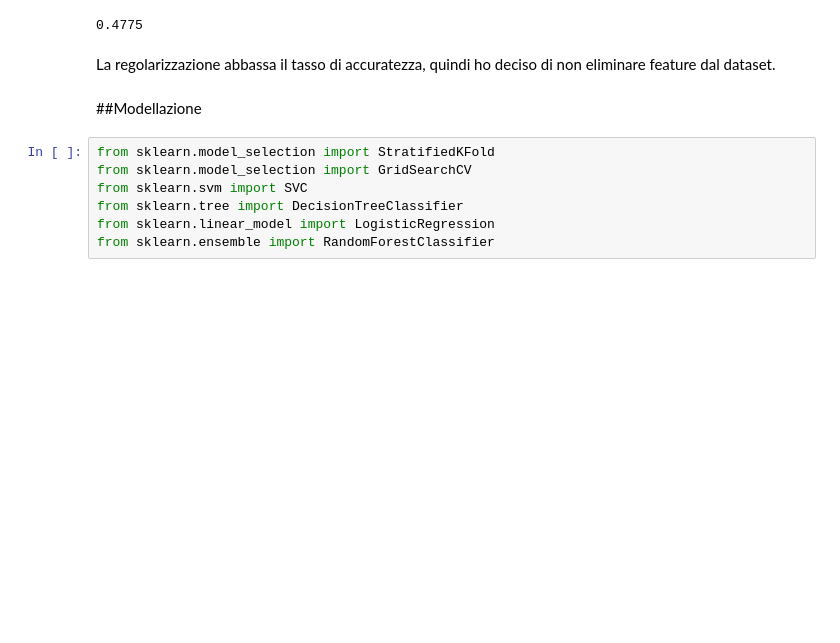
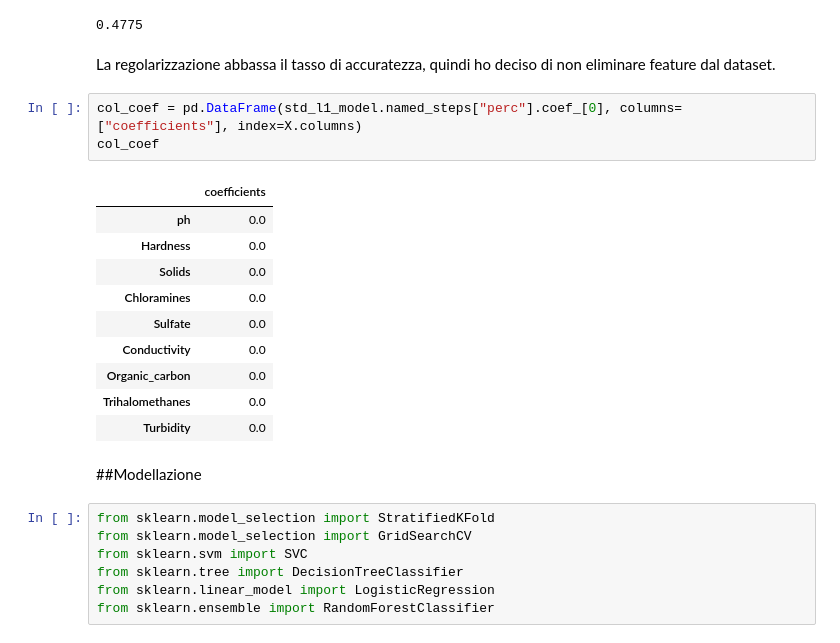
Before and after one commit to aleshark87/data-intensive-project, a Jupyter notebook: Progetto.ipynb, the cells around one changed output. Drawn from its saved outputs; the diff is of its cells as text; blank space fills up the shorter version.

```diff
--- a/Progetto.ipynb
+++ b/Progetto.ipynb
@@ -236,6 +233,20 @@ R-squared coefficient:
 0.4775
 # %% [markdown]
 La regolarizzazione abbassa il tasso di accuratezza, quindi ho deciso di non eliminare feature dal dataset.
+# %%
+col_coef = pd.DataFrame(std_l1_model.named_steps["perc"].coef_[0], columns=["coefficients"], index=X.columns)
+col_coef
+# %% [output]
+|  | coefficients |
+| ph | 0.0 |
+| Hardness | 0.0 |
+| Solids | 0.0 |
+| Chloramines | 0.0 |
+| Sulfate | 0.0 |
+| Conductivity | 0.0 |
+| Organic_carbon | 0.0 |
+| Trihalomethanes | 0.0 |
+| Turbidity | 0.0 |
 # %% [markdown]
 ##Modellazione
 # %%
```
Also changed, not shown: parts of 13 cells of this notebook.
